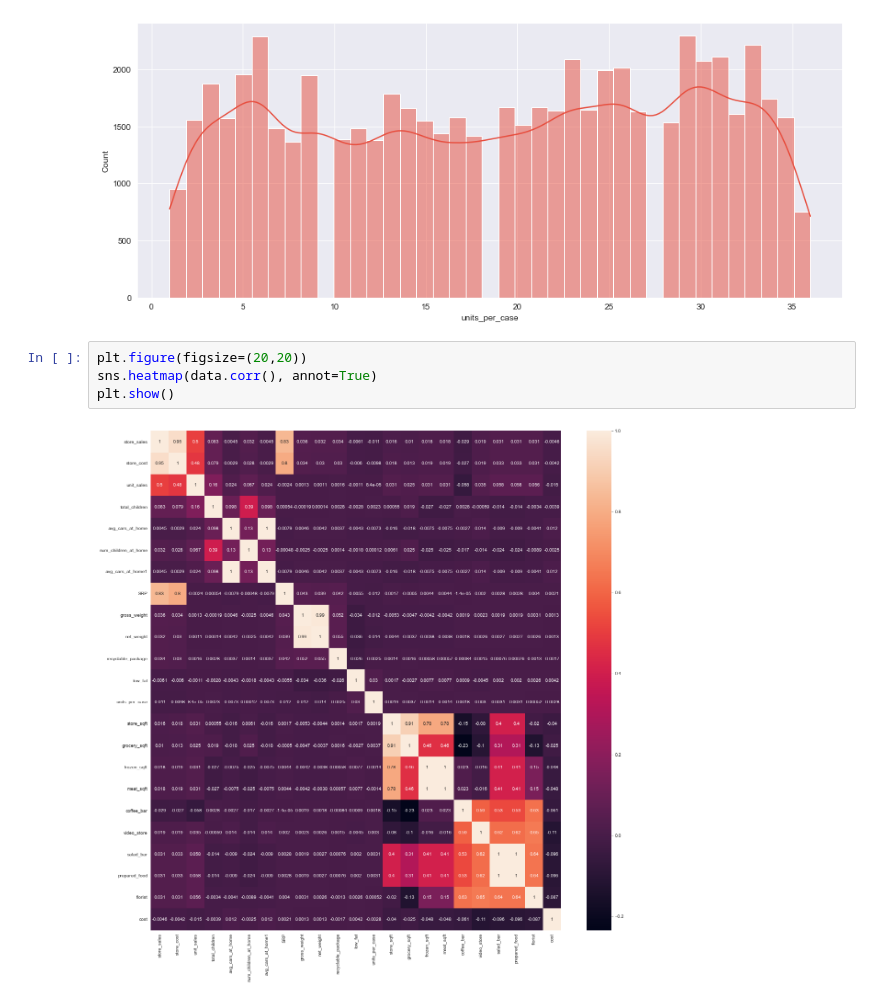
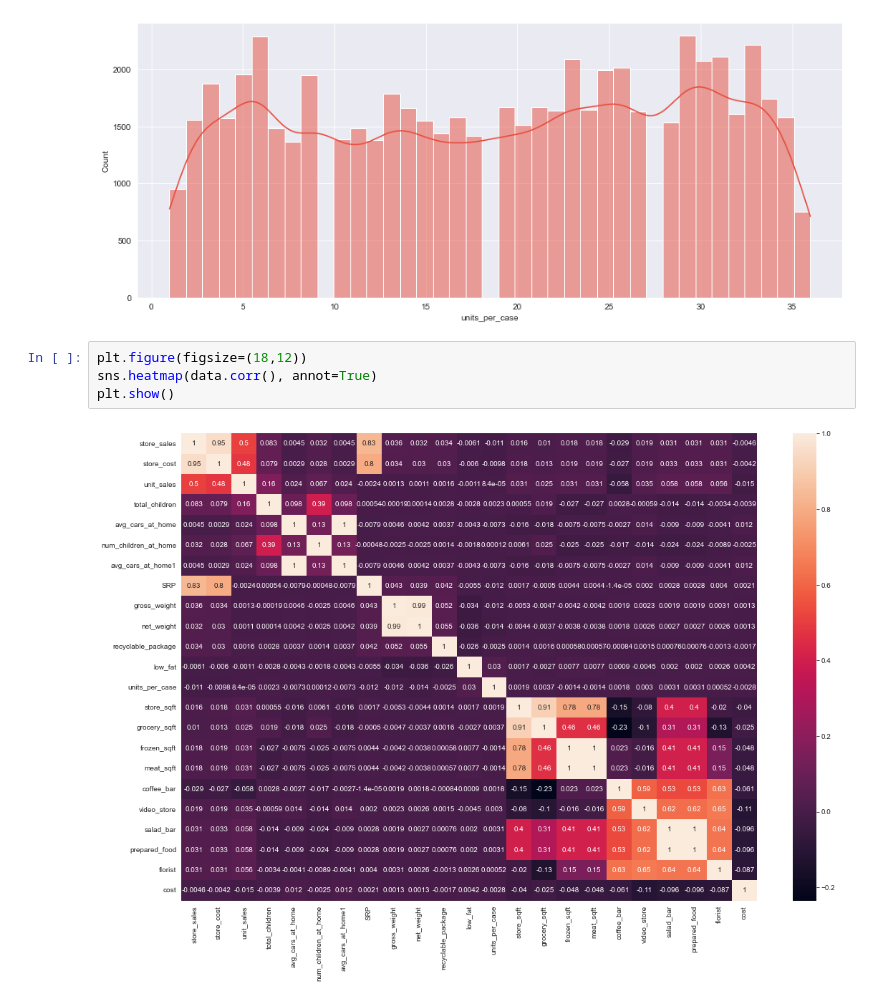
Before and after one commit to francoalarcon00/Customer-Project, a Jupyter notebook: analysis.ipynb, the cells around one changed output. Drawn from its saved outputs; the diff is of its cells as text.

```diff
--- a/analysis.ipynb
+++ b/analysis.ipynb
@@ -191,8 +191,8 @@ fig.show()
 # %% [output]
 [figure]
 # %%
-plt.figure(figsize=(20,20))
+plt.figure(figsize=(18,12))
 sns.heatmap(data.corr(), annot=True)
 plt.show()
 # %% [output]
-[figure, old version]
+[figure, new version]
```
